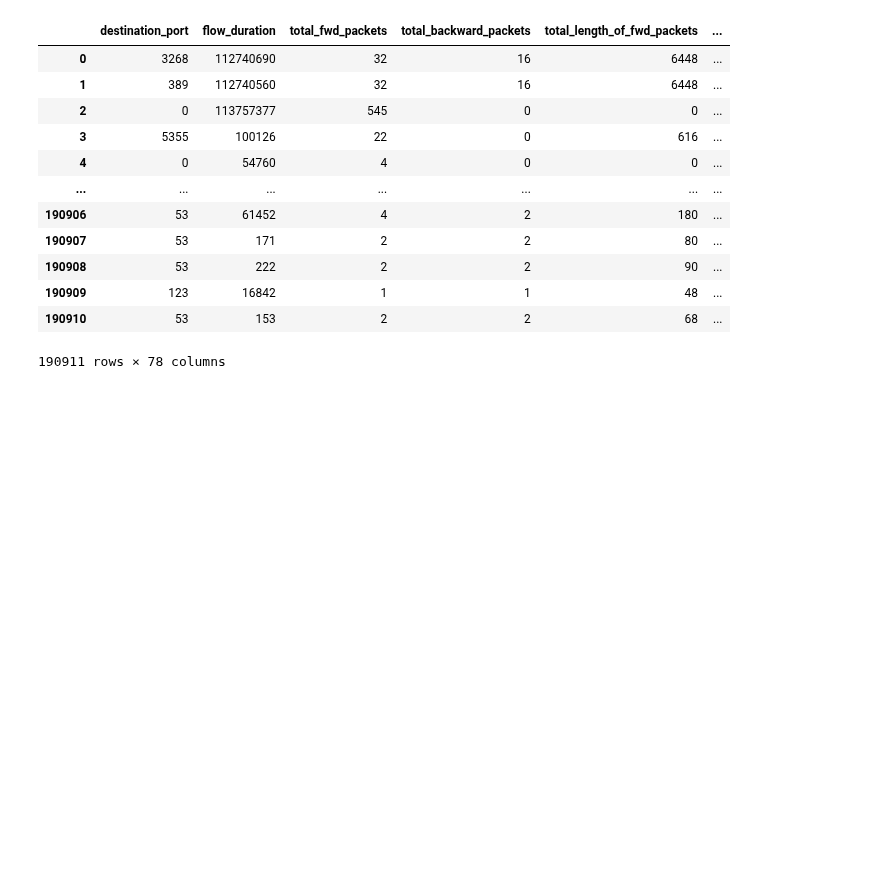
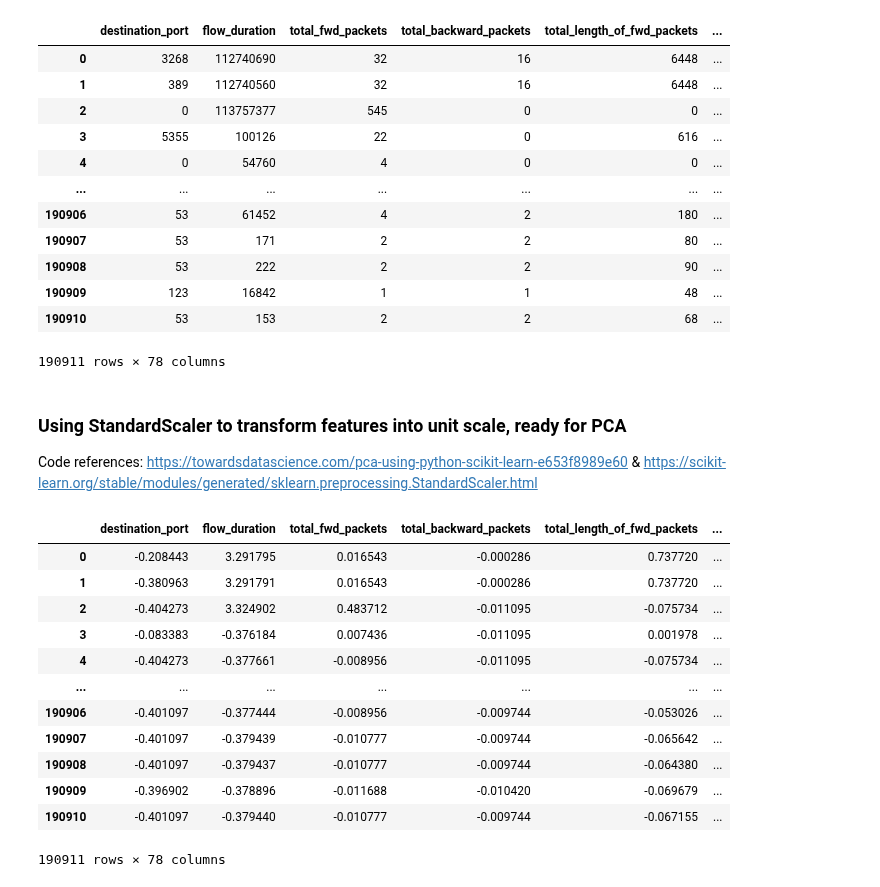
Before and after one commit to ISorokos/SafeML, a Jupyter notebook: Implementation_in_Python/CICIDS2017_Security_Data/Security_CICIDS2017_v1.ipynb, the cells around one changed output. Cells and saved outputs as stored; diff of their text form; code cells hidden in the pictures; blank space fills up the shorter version.

```diff
--- a/Implementation_in_Python/CICIDS2017_Security_Data/Security_CICIDS2017_v1.ipynb
+++ b/Implementation_in_Python/CICIDS2017_Security_Data/Security_CICIDS2017_v1.ipynb
@@ -211,3 +218,27 @@ df_no_labels
 | 190909 | 123 | 16842 | 1 | 1 | 48 | ... |
 | 190910 | 53 | 153 | 2 | 2 | 68 | ... |
 190911 rows × 78 columns
+# %% [markdown]
+### Using StandardScaler to transform features into unit scale, ready for PCA
+
+Code references: https://towardsdatascience.com/pca-using-python-scikit-learn-e653f8989e60 & https://scikit-learn.org/stable/modules/generated/sklearn.preprocessing.StandardScaler.html
+# %%
+# x = df_no_labels.loc[:, df_features].values
+df_scaled = StandardScaler().fit_transform(df_no_labels)
+# Converting back to dataframe
+df_scaled = pd.DataFrame(data = df_scaled, columns = df_features)
+df_scaled
+# %% [output]
+|  | destination_port | flow_duration | total_fwd_packets | total_backward_packets | total_length_of_fwd_packets | ... |
+| 0 | -0.208443 | 3.291795 | 0.016543 | -0.000286 | 0.737720 | ... |
+| 1 | -0.380963 | 3.291791 | 0.016543 | -0.000286 | 0.737720 | ... |
+| 2 | -0.404273 | 3.324902 | 0.483712 | -0.011095 | -0.075734 | ... |
+| 3 | -0.083383 | -0.376184 | 0.007436 | -0.011095 | 0.001978 | ... |
+| 4 | -0.404273 | -0.377661 | -0.008956 | -0.011095 | -0.075734 | ... |
+| ... | ... | ... | ... | ... | ... | ... |
+| 190906 | -0.401097 | -0.377444 | -0.008956 | -0.009744 | -0.053026 | ... |
+| 190907 | -0.401097 | -0.379439 | -0.010777 | -0.009744 | -0.065642 | ... |
+| 190908 | -0.401097 | -0.379437 | -0.010777 | -0.009744 | -0.064380 | ... |
+| 190909 | -0.396902 | -0.378896 | -0.011688 | -0.010420 | -0.069679 | ... |
+| 190910 | -0.401097 | -0.379440 | -0.010777 | -0.009744 | -0.067155 | ... |
+190911 rows × 78 columns
```
Also changed, not shown: parts of 16 cells of this notebook.
